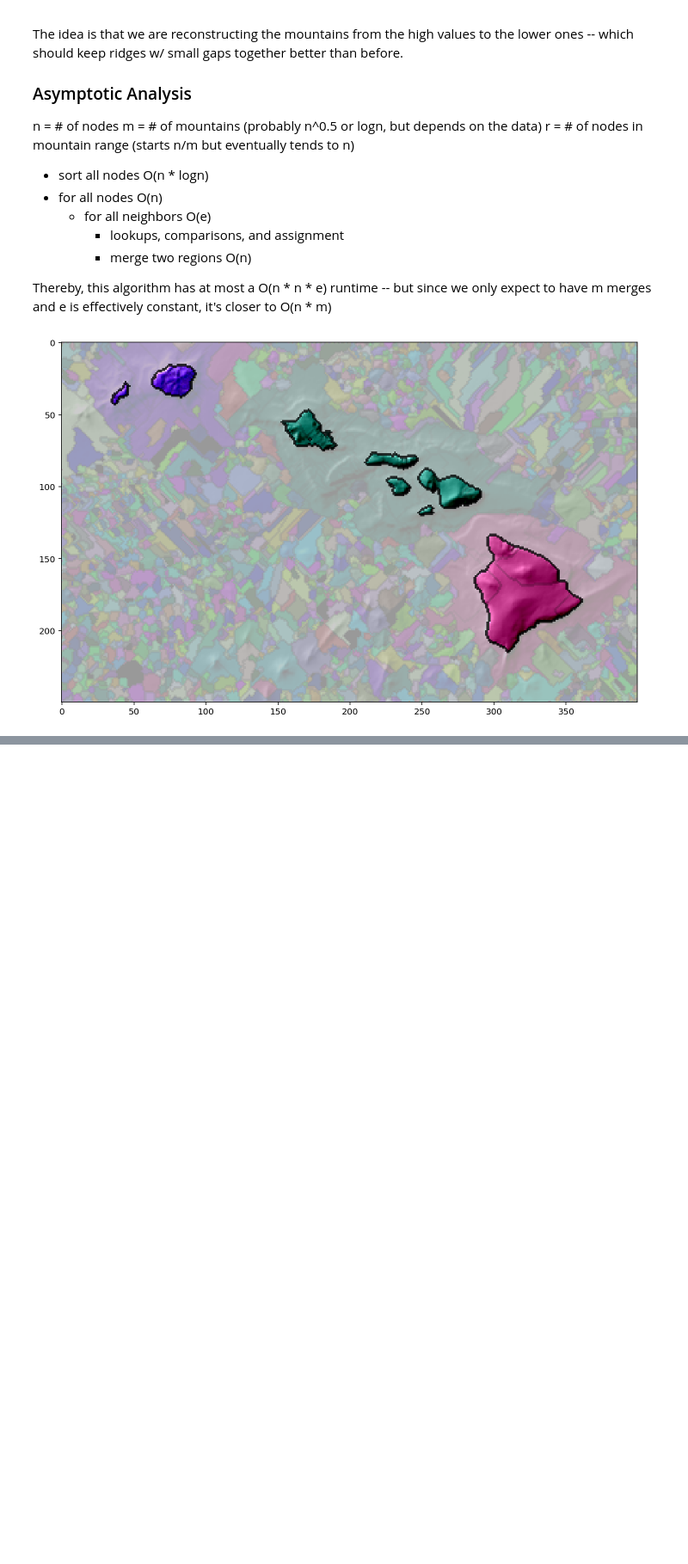
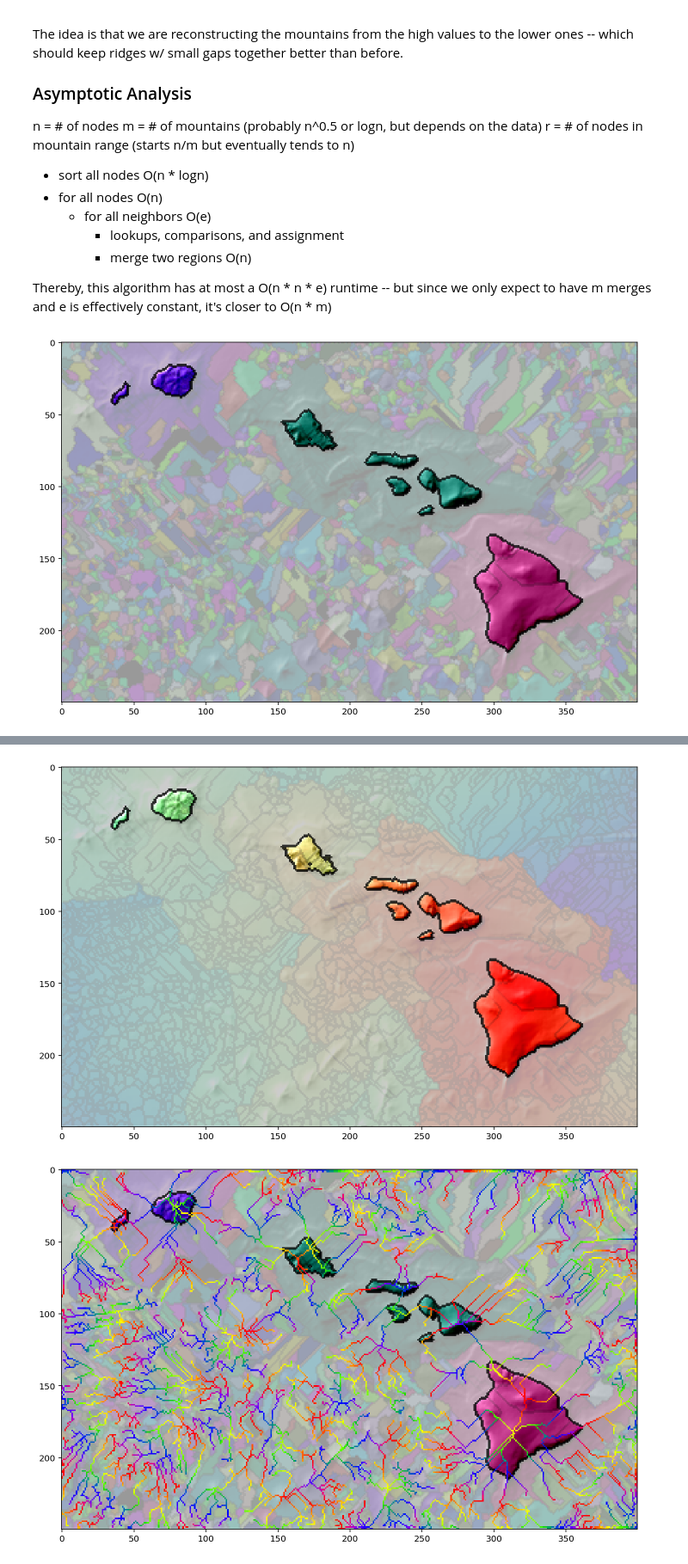
Before and after one commit to conradarcturus/mapalgo, a Jupyter notebook: 03_Mountain_Ranges.ipynb, the cells around one changed output, grey strips where cells are left out. Shown at 86% size. Cells and saved outputs as stored; diff of their text form; code cells hidden in the pictures; blank space fills up the shorter version.

```diff
--- a/03_Mountain_Ranges.ipynb
+++ b/03_Mountain_Ranges.ipynb
@@ -251,0 +377,59 @@ RasterImage(map_elevation) \
+# %%
+# Now lets compute the global ridgelines
+# Go through all merge lines
+
+nodes_global_ridge_parent = map_highest_neighbor_index.getDataFlat()
+
+for i_merge in np.arange(merges_lo_ridge_node.shape[0] - 1, -1, -1):
+    node_being_flipped = merges_lo_ridge_node[i_merge]
+    node_new_uphill = merges_hi_ridge_node[i_merge]
+
+    while node_being_flipped != -1:
+        node_old_uphill = nodes_global_ridge_parent[node_being_flipped]
+        nodes_global_ridge_parent[node_being_flipped] = node_new_uphill
+        node_new_uphill = node_being_flipped
+        node_being_flipped = node_old_uphill
+
+# Now we have a new river graph, let's redo the distance
+nodes_distance_from_global_peak = np.zeros(map_mountain.getNumNodes(), dtype=int)
+
+# This time we cannot go by the elevations because some low-elevation nodes may be "higher" in this new river graph
+# so we have to iterate through the
+exploring_nodes = np.where(nodes_global_ridge_parent == -1)[0]
+
+for i_node in np.arange(map_highest_neighbor_index.getNumNodes()):
+    node_index = exploring_nodes[i_node]
+
+    uphill_node_index = nodes_global_ridge_parent[node_index]
+    node_distance = 0 if uphill_node_index == -1 else nodes_distance_from_global_peak[uphill_node_index]
+    nodes_distance_from_global_peak[node_index] = node_distance + 1
+
+    # Add next nodes to the queue
+    exploring_nodes = np.append(exploring_nodes, np.where(nodes_global_ridge_parent == node_index)[0])
+
+# Draw the mountains by their distance from the peaks
+nodes_global_distance_normed = -nodes_distance_from_global_peak
+RasterImage(map_elevation) \
+    .addLayer('base', 1) \
+    .addLayer('mountain_border', 0.8, nodes_selected=map_mountain_border.getDataFlat()) \
+    .addLayer('mntrange_border', 0.8, nodes_selected=map_mntrange_border.getDataFlat(), combine='multiply') \
+    .addLayer('dist_from_global_peak', nodes_global_distance_normed, transforms=['norm'], colormap='rainbow', combine='multiply', opacity=0.5) \
+    .addLayer('hillshade', map_hillshade.getDataFlat(), combine='add', opacity=1, dissolve=1) \
+    .addLayer('sea', 1.2, nodes_selected=map_elevation.getDataFlat() < 0, combine='add', dissolve=.2) \
+    .addLayer('coast', 0.2, nodes_selected=map_landsea_border.getDataFlat(), combine='multiply') \
+    .display().overrideLayerNames(['mountain_range_algo2_dist_from_global_peak_along_ridges']).save().final()
+
+# Draw the ridges only
+RasterImage(map_elevation) \
+    .addLayer('base', 1) \
+    .addLayer('mountain_border', 0.8, nodes_selected=map_mountain_border.getDataFlat()) \
+    .addLayer('mntrange_border', 0.8, nodes_selected=map_mntrange_border.getDataFlat(), combine='multiply') \
+    .addLayer('mntrange', map_mntrange.getDataFlat(), colormap='hashed', combine='multiply', opacity=0.5) \
+    .addLayer('hillshade', map_hillshade.getDataFlat(), combine='add', opacity=1, dissolve=1) \
+    .addLayer('sea', 1.2, nodes_selected=map_elevation.getDataFlat() < 0, combine='add', dissolve=.2) \
+    .addLayer('coast', 0.2, nodes_selected=map_landsea_border.getDataFlat(), combine='multiply') \
+    .addLayer('ridge_dist_from_global_peak', -nodes_global_distance_normed, colormap='prism', transforms=['norm'], nodes_selected=nodes_ridge, combine='set') \
+    .display().overrideLayerNames(['mountain_range_algo2_ridge_dist_from_global_peak']).save().final()
+# %% [output]
+[figure, added]
+[figure, added]
```
Also changed, not shown: parts of 7 cells of this notebook, 5 other files.
